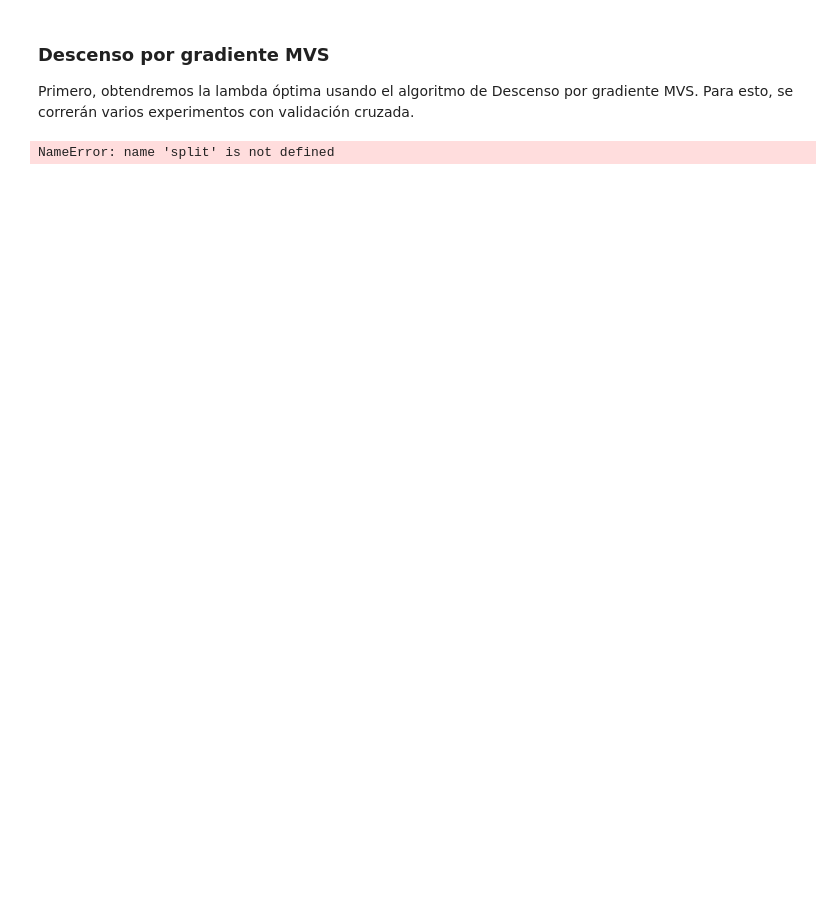
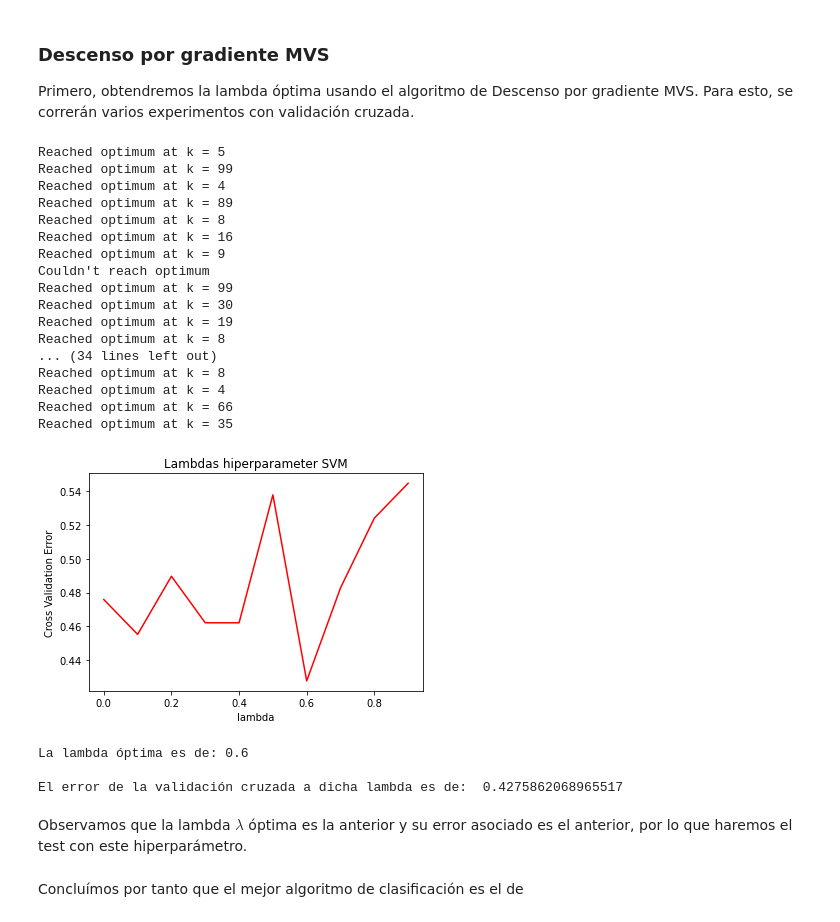
Before and after one commit to romanAVJ/MachineLearningHomeworks, a Jupyter notebook: homework2/hw2.ipynb, the cells around one changed output. Cells and saved outputs as stored; diff of their text form; code cells hidden in the pictures; blank space fills up the shorter version.

```diff
--- a/homework2/hw2.ipynb
+++ b/homework2/hw2.ipynb
@@ -193,10 +176,21 @@ def cross_validation(split_data, attributes, rho, l, tol_test, max_iter):
     return kfold_error
 # %%
 def lambda_optima(df, k, attributes, rho, lambdas, tol_test, max_iter):
-    split_data = split(df, k)
+    split = split_data(df, k)
     lamb_error = []
     for l in lambdas:
-        lamb_error.append(cross_validation(split_data, attributes, rho, l, tol_test, max_iter))
+        lamb_error.append(cross_validation(split, attributes, rho, l, tol_test, max_iter))
     minimo = lambdas[lamb_error.index(min(lamb_error))]
+
+    #plot lambdas error
+    fig = plt.figure()
+    ax = fig.add_subplot()
+    ax.plot(np.array(lambdas), np.array(lamb_error), '-r')
+    ax.set(title='Lambdas hiperparameter SVM',
+          ylabel = 'Cross Validation Error',
+          xlabel = 'lambda')
+    plt.show()
+
+
     return(minimo, min(lamb_error))
 # %% [markdown]
@@ -253,14 +251,36 @@ for i in range(5):
 ### Descenso por gradiente MVS
 Primero, obtendremos la lambda óptima usando el algoritmo de Descenso por gradiente MVS. Para esto, se correrán varios experimentos con validación cruzada.
 # %%
-lambdas=[0.1, .2, .3]
+#set seed
+np.random.seed(1)
+
+# init
+lambdas= list(np.arange(10)/10)
 k=5
 rho_test = 0.1
 tol_test = 1e-3
 max_iter = 100
 attributes=["petal_length", "petal_width", "class"]
 df=df.filter(attributes, axis=1)
 
+# get lambda
 lambda_opt, error_lambda=lambda_optima(df, k, attributes, rho_test, lambdas, tol_test, max_iter)
 # %% [output]
-NameError: name 'split' is not defined
+Reached optimum at k = 5
+Reached optimum at k = 99
+Reached optimum at k = 4
+Reached optimum at k = 89
+Reached optimum at k = 8
+Reached optimum at k = 16
+Reached optimum at k = 9
+Couldn't reach optimum
+Reached optimum at k = 99
+Reached optimum at k = 30
+Reached optimum at k = 19
+Reached optimum at k = 8
+... (34 lines left out)
+Reached optimum at k = 8
+Reached optimum at k = 4
+Reached optimum at k = 66
+Reached optimum at k = 35
+[figure, added]
@@ -270,0 +287,11 @@ error_lambda
+# %%
+print("La lambda óptima es de:", lambda_opt)
+print("\nEl error de la validación cruzada a dicha lambda es de: ", error_lambda)
+# %% [output]
+La lambda óptima es de: 0.6
+
+El error de la validación cruzada a dicha lambda es de:  0.4275862068965517
+# %% [markdown]
+Observamos que la lambda $\lambda$ óptima es la anterior y su error asociado es el anterior, por lo que haremos el test con este hiperparámetro.
+# %% [markdown]
+Concluímos por tanto que el mejor algoritmo de clasificación es el de
```
Also changed, not shown: parts of 8 cells of this notebook, 1 other file.
